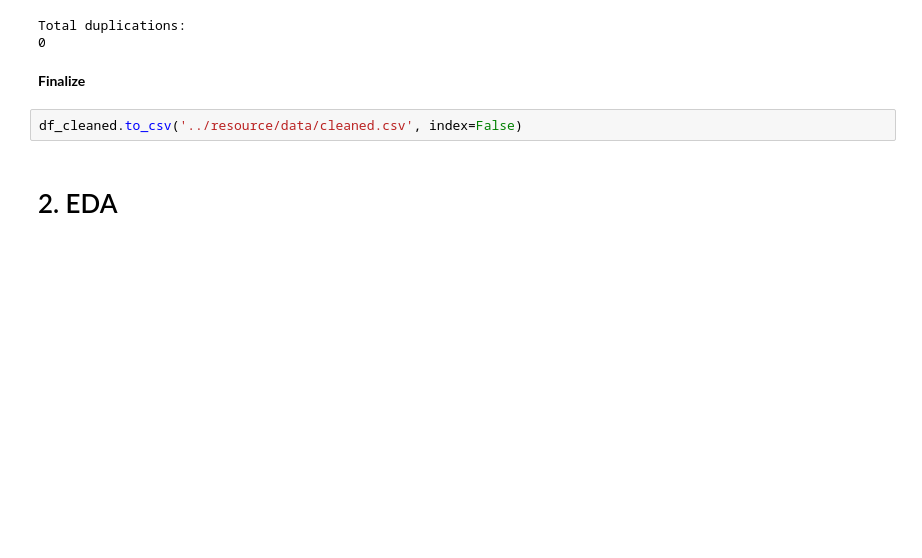
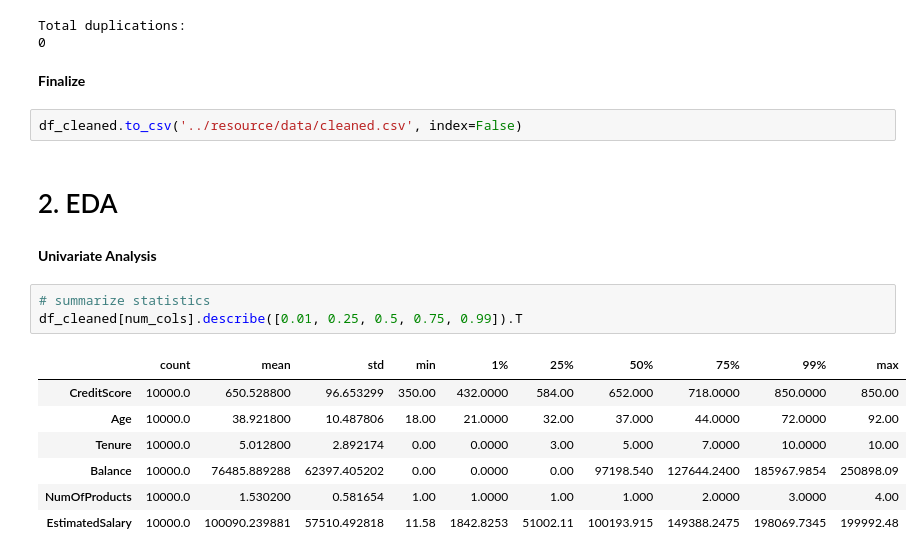
Before and after one commit to hyugai/ML-Classification-CustomerChurn_EuropeanBasedBank, a Jupyter notebook: jupyter/init.ipynb, the cells around one changed output. Drawn from its saved outputs; the diff is of its cells as text; blank space fills up the shorter version.

```diff
--- a/jupyter/init.ipynb
+++ b/jupyter/init.ipynb
@@ -147,3 +182,16 @@ Total duplications:
 df_cleaned.to_csv('../resource/data/cleaned.csv', index=False)
 # %% [markdown]
 # 2. EDA
+# %% [markdown]
+<b>Univariate Analysis</b>
+# %%
+# summarize statistics
+df_cleaned[num_cols].describe([0.01, 0.25, 0.5, 0.75, 0.99]).T
+# %% [output]
+|  | count | mean | std | min | 1% | 25% | 50% | 75% | 99% | max |
+| CreditScore | 10000.0 | 650.528800 | 96.653299 | 350.00 | 432.0000 | 584.00 | 652.000 | 718.0000 | 850.0000 | 850.00 |
+| Age | 10000.0 | 38.921800 | 10.487806 | 18.00 | 21.0000 | 32.00 | 37.000 | 44.0000 | 72.0000 | 92.00 |
+| Tenure | 10000.0 | 5.012800 | 2.892174 | 0.00 | 0.0000 | 3.00 | 5.000 | 7.0000 | 10.0000 | 10.00 |
+| Balance | 10000.0 | 76485.889288 | 62397.405202 | 0.00 | 0.0000 | 0.00 | 97198.540 | 127644.2400 | 185967.9854 | 250898.09 |
+| NumOfProducts | 10000.0 | 1.530200 | 0.581654 | 1.00 | 1.0000 | 1.00 | 1.000 | 2.0000 | 3.0000 | 4.00 |
+| EstimatedSalary | 10000.0 | 100090.239881 | 57510.492818 | 11.58 | 1842.8253 | 51002.11 | 100193.915 | 149388.2475 | 198069.7345 | 199992.48 |
```
Also changed, not shown: parts of 7 cells of this notebook, 3 other files.
